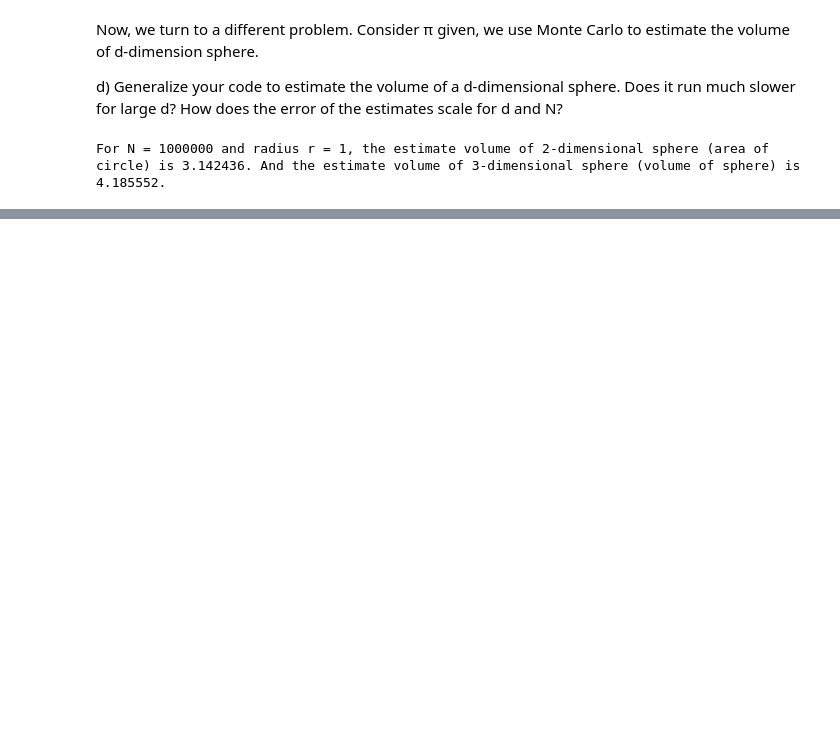
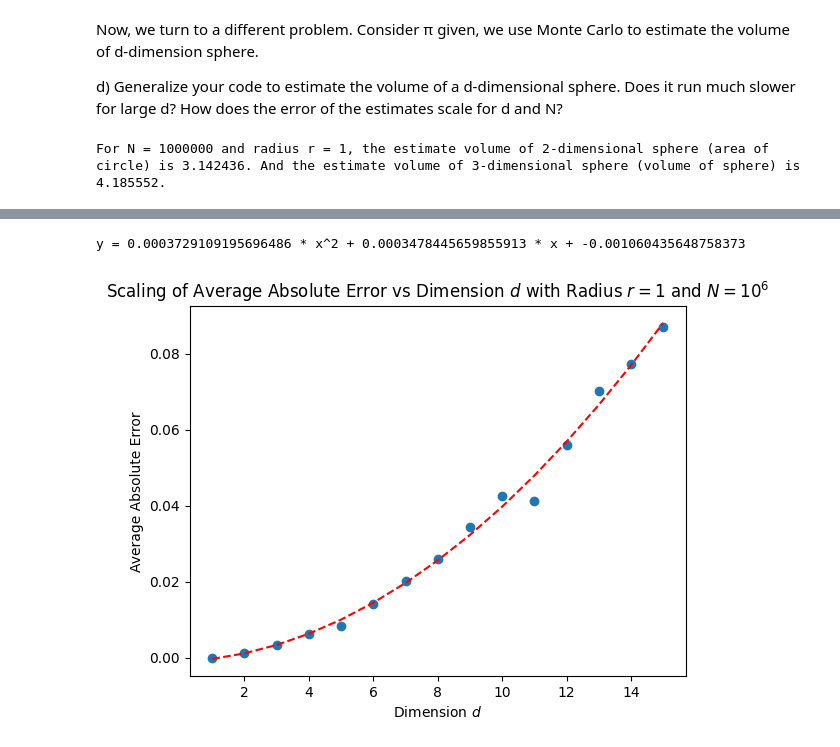
Before and after one commit to ericardomuten/TUM-PH2264, a Jupyter notebook: 1_classical_montecarlo/hw1_sub.ipynb, the cells around one changed output, grey strips where cells are left out. Saved outputs shown, nothing was run; the diff lists cells and outputs as text; code cells hidden in the pictures; blank space fills up the shorter version.

```diff
--- a/1_classical_montecarlo/hw1_sub.ipynb
+++ b/1_classical_montecarlo/hw1_sub.ipynb
@@ -143,0 +199,28 @@ volume
+# %%
+x = d
+y = avg_abs_error
+# define the estimate objective function (polynomial order-2)
+def objective(x, a, b, c):
+ return a*x**2 + b*x + c
+# curve fit
+popt, _ = opt.curve_fit(objective, x, y)
+# summarize the parameter values
+a, b, c = popt
+print(f"y = {a} * x^2 + {b} * x + {c}")
+# plot input vs output
+plt.scatter(x, y)
+# define a sequence of inputs between the smallest and largest known inputs
+x_line = np.arange(min(x), max(x)+1, 1)
+# calculate the output for the range
+y_line = objective(x_line, a, b, c)
+# create a line plot for the mapping function
+plt.plot(x_line, y_line, '--', color='red')
+
+plt.xlabel("Dimension $d$")
+plt.ylabel("Average Absolute Error")
+plt.title("Scaling of Average Absolute Error vs Dimension $d$ with Radius $r = 1$ and $N = 10^6$")
+plt.show()
+plt.show()
+# %% [output]
+y = 0.0003729109195696486 * x^2 + 0.0003478445659855913 * x + -0.001060435648758373
+[figure, added]
```
Also changed, not shown: parts of 30 cells of this notebook, 1 other file.
